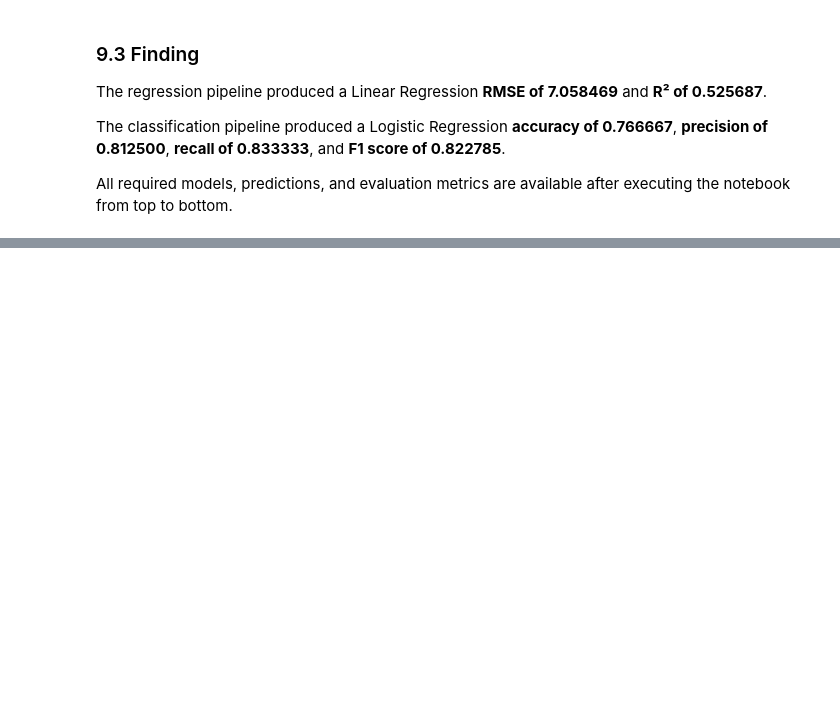
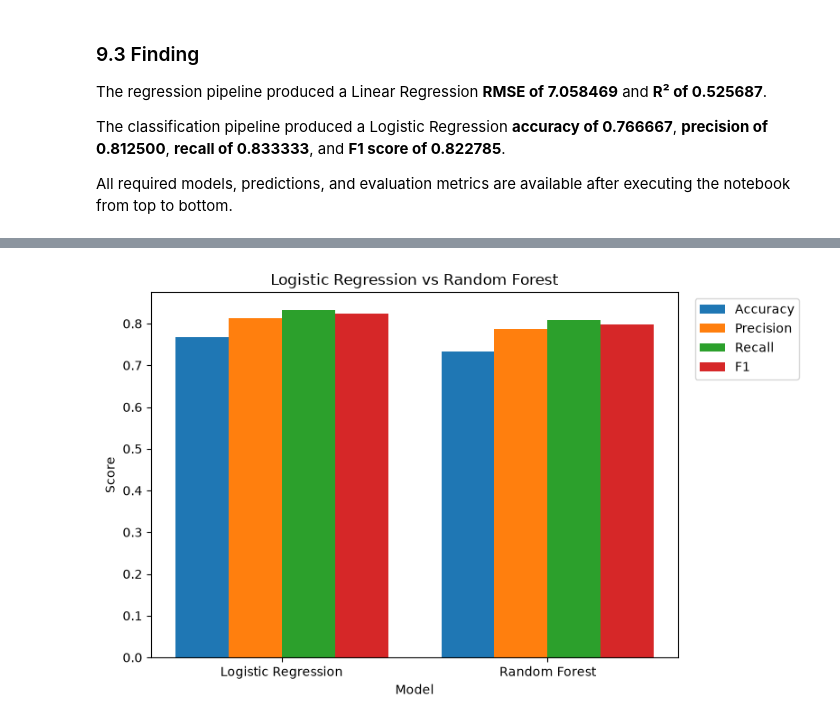
Before and after one commit to Muhammad-Subhan456/ArhamSoft_Internee_Updates, a Jupyter notebook: week6_2nd_Sep_2026_Day3/ml_pipeline.ipynb, the cells around one changed output, grey strips where cells are left out. Cells and saved outputs as stored; diff of their text form; code cells hidden in the pictures; blank space fills up the shorter version.

```diff
--- a/week6_2nd_Sep_2026_Day3/ml_pipeline.ipynb
+++ b/week6_2nd_Sep_2026_Day3/ml_pipeline.ipynb
@@ -953,0 +1595,20 @@ executing the notebook from top to bottom.
+# %%
+forest_accuracy = accuracy_score(
+    y_test_class,
+    forest_classification_predictions
+)
+
+forest_precision = precision_score(
+    y_test_class,
+    forest_classification_predictions
+)
+
+forest_recall = recall_score(
+    y_test_class,
+    forest_classification_predictions
+)
+
+forest_f1 = f1_score(
+    y_test_class,
+    forest_classification_predictions
+)
@@ -953,0 +1652,40 @@ executing the notebook from top to bottom.
+# %%
+fig, ax = plt.subplots(figsize=(8, 5))
+
+x = np.arange(len(classification_model_comparison))
+width = 0.2
+
+metrics = ["Accuracy", "Precision", "Recall", "F1"]
+
+for i, metric in enumerate(metrics):
+    ax.bar(
+        x + (i - 1.5) * width,
+        classification_model_comparison[metric],
+        width,
+        label=metric
+    )
+
+ax.set_title("Logistic Regression vs Random Forest")
+ax.set_xlabel("Model")
+ax.set_ylabel("Score")
+ax.set_xticks(x)
+ax.set_xticklabels(classification_model_comparison["Model"])
+
+ax.legend(
+    loc="upper left",
+    bbox_to_anchor=(1.02, 1)
+)
+
+fig.tight_layout()
+
+chart_path = output_dir / "classification_logistic_vs_random_forest.png"
+
+fig.savefig(
+    chart_path,
+    dpi=300,
+    bbox_inches="tight"
+)
+
+plt.show()
+# %% [output]
+[figure, added]
```
Also changed, not shown: parts of 116 cells of this notebook, 9 other files.
